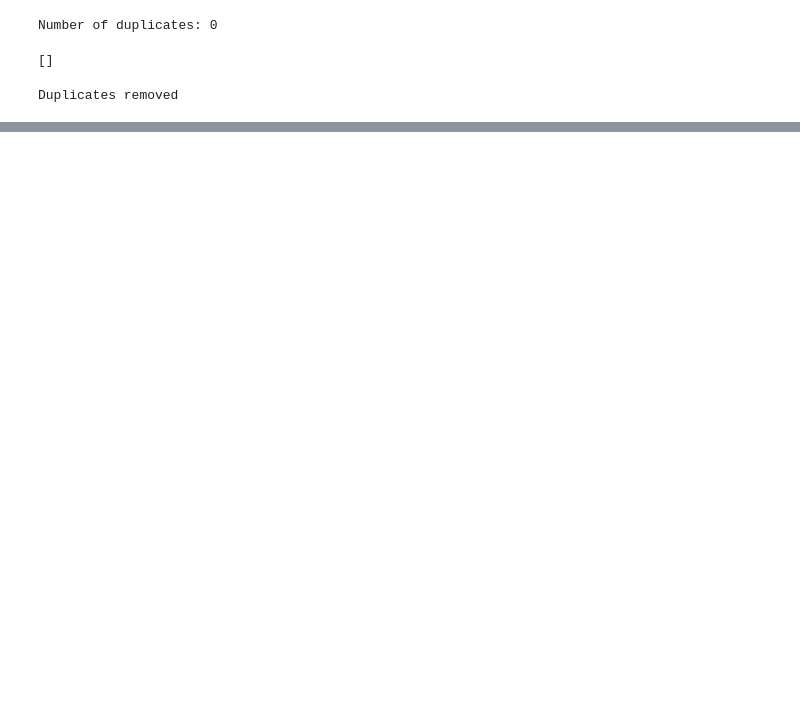
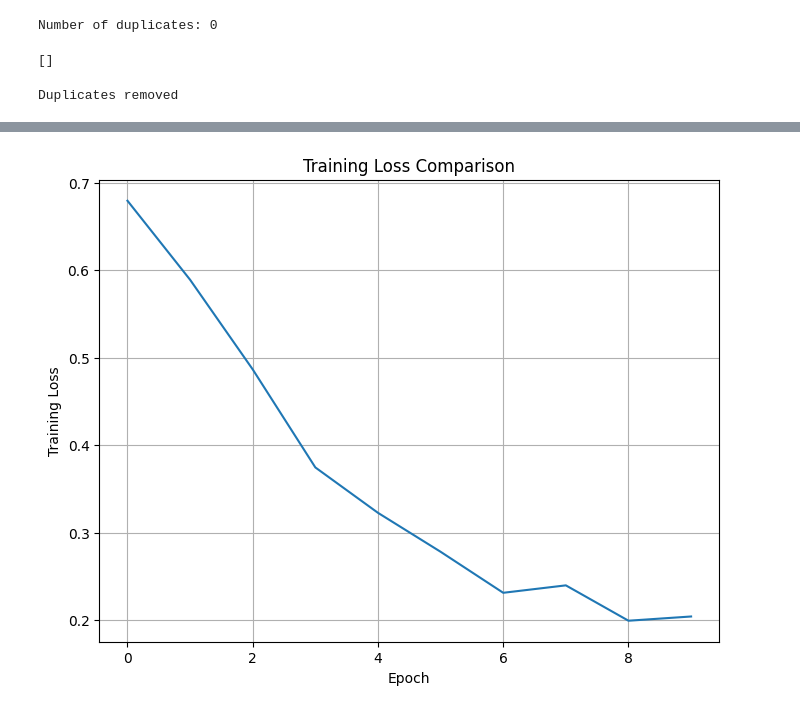
Before and after one commit to Seifkassab20/Video-Classification-, a Jupyter notebook: Vid_Class.ipynb, the cells around one changed output, grey strips where cells are left out. Saved outputs shown, nothing was run; the diff lists cells and outputs as text; code cells hidden in the pictures; blank space fills up the shorter version.

Commit message:
Adding the model 3DCNN

```diff
--- a/Vid_Class.ipynb
+++ b/Vid_Class.ipynb
@@ -85,0 +119,12 @@ Duplicates removed
+# %%
+train_paths, test_paths, train_labels, test_labels = train_test_split(
+
+    video_paths,
+    labels,
+    test_size=0.2,
+    stratify=labels,
+    random_state=42
+)
+
+print("Train videos:", len(train_paths))
+print("Test videos:", len(test_paths))
@@ -158,5 +215,0 @@ Dataset shape: (596, 32, 96, 96, 3)
-# %%
-X = X / 255.0
-X = np.transpose(X,(0,4,1,2,3))
-
-Counter(y)
@@ -201,6 +289,0 @@ class VideoDataset(Dataset):
-# %%
-train_dataset = VideoDataset(X_train,y_train)
-test_dataset = VideoDataset(X_test,y_test)
-
-train_loader = DataLoader(train_dataset,batch_size=8,shuffle=True)
-test_loader = DataLoader(test_dataset,batch_size=8)
@@ -206,0 +379,6 @@ test_loader = DataLoader(test_dataset,batch_size=8)
+# %%
+model_3dcnn = CNN3D()
+
+model_3dcnn , loss_3d = train_model(model_3dcnn, train_loader, epochs=10)
+
+evaluate(model_3dcnn, test_loader)
@@ -206,0 +400,15 @@ test_loader = DataLoader(test_dataset,batch_size=8)
+# %%
+plt.figure(figsize=(8,6))
+
+plt.plot(loss_3d, label="3D CNN")
+
+plt.xlabel("Epoch")
+plt.ylabel("Training Loss")
+plt.title("Training Loss Comparison")
+
+
+plt.grid(True)
+
+plt.show()
+# %% [output]
+[figure, added]
```
Also changed, not shown: parts of 18 cells of this notebook, 1 other file.
